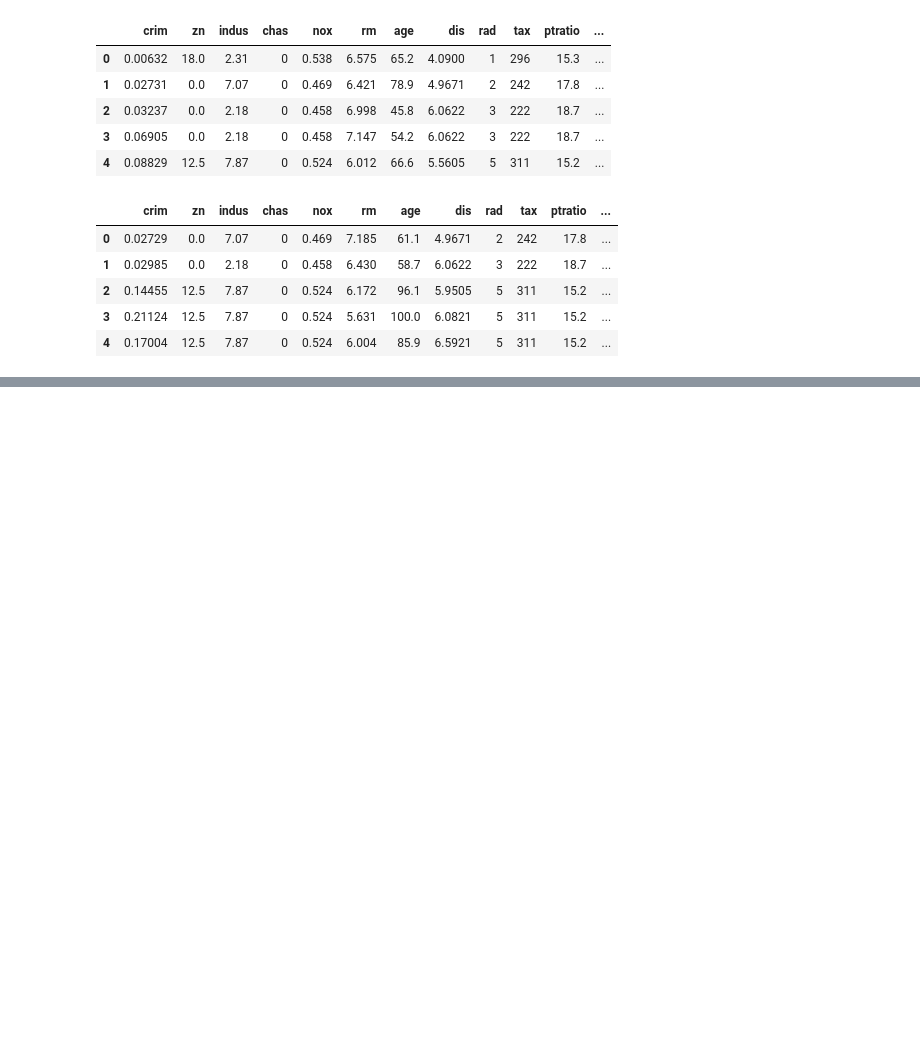
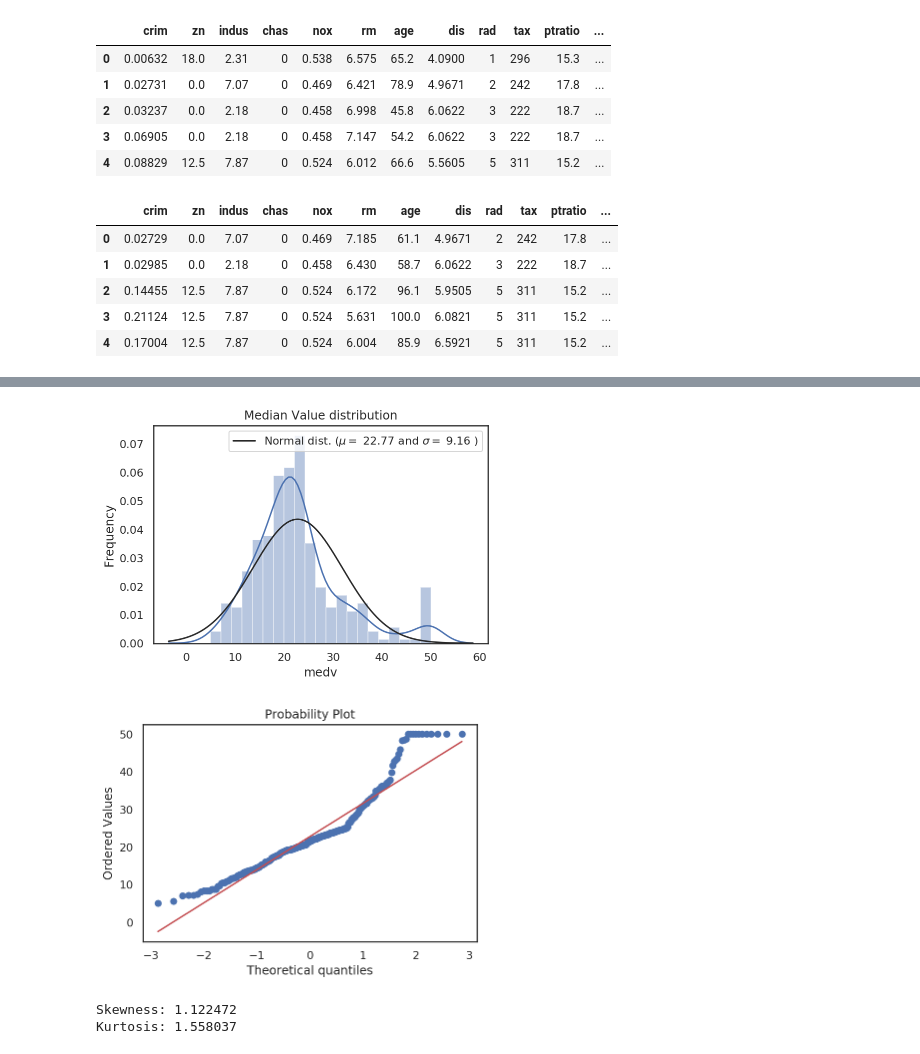
Before and after one commit to rose-n-dan/House-Price-Prediction, a Jupyter notebook: Project Documentation.ipynb, the cells around one changed output, grey strips where cells are left out. Cells and saved outputs as stored; diff of their text form; code cells hidden in the pictures; blank space fills up the shorter version.

```diff
--- a/Project Documentation.ipynb
+++ b/Project Documentation.ipynb
@@ -86,0 +100,22 @@ test.head()
+# %%
+# Plot Histogram
+sns.distplot(train['medv'] , fit=norm);
+
+# Get the fitted parameters used by the function
+(mu, sigma) = norm.fit(train['medv'])
+plt.legend(['Normal dist. ($\mu=$ {:.2f} and $\sigma=$ {:.2f} )'.format(mu, sigma)],
+            loc='best')
+plt.ylabel('Frequency')
+plt.title('Median Value distribution')
+
+fig = plt.figure()
+res = stats.probplot(train['medv'], plot=plt)
+plt.show()
+
+print("Skewness: %f" % train['medv'].skew())
+print("Kurtosis: %f" % train['medv'].kurt())
+# %% [output]
+[figure, added]
+[figure, added]
+Skewness: 1.122472
+Kurtosis: 1.558037
```
Also changed, not shown: parts of 8 cells of this notebook.
